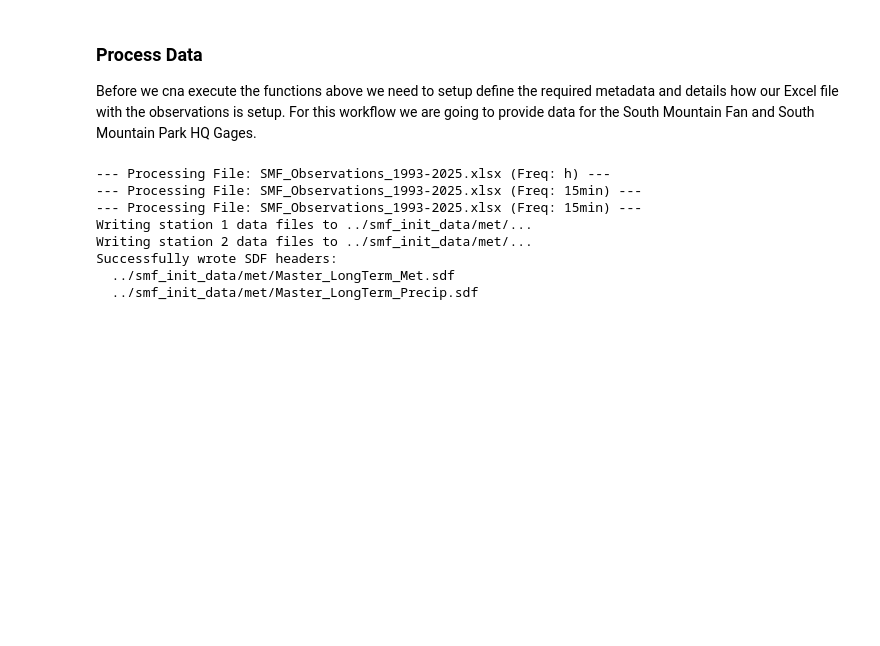
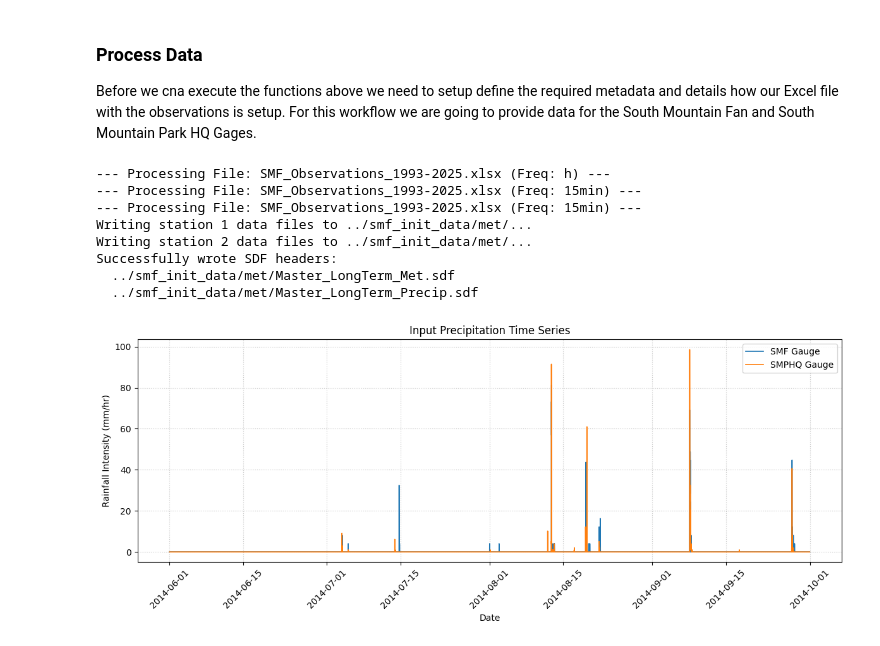
Before and after one commit to kmitu25/tRIBS-SMF-Codespace_exercise5, a Jupyter notebook: workspaces/SMF_pytRIBS/smf_demo/Generate_Met_Forcing_longterm.ipynb, the cells around one changed output. Drawn from its saved outputs; the diff is of its cells as text; code cells hidden in the pictures; blank space fills up the shorter version.

```diff
--- a/workspaces/SMF_pytRIBS/smf_demo/Generate_Met_Forcing_longterm.ipynb
+++ b/workspaces/SMF_pytRIBS/smf_demo/Generate_Met_Forcing_longterm.ipynb
@@ -290,3 +290,23 @@ Writing station 2 data files to ../smf_init_data/met/...
 Successfully wrote SDF headers:
   ../smf_init_data/met/Master_LongTerm_Met.sdf
   ../smf_init_data/met/Master_LongTerm_Precip.sdf
+# %%
+import matplotlib.pyplot as plt
+import matplotlib.dates as mdates
+
+fig, ax = plt.subplots(figsize=(12, 5))
+
+ax.plot(df_st1_rain.index, df_st1_rain['R'], label='SMF Gauge', linewidth=1.2)
+ax.plot(df_st2_rain.index, df_st2_rain['R'], label='SMPHQ Gauge', linewidth=1.2)
+
+ax.set_title('Input Precipitation Time Series')
+ax.set_xlabel('Date')
+ax.set_ylabel('Rainfall Intensity (mm/hr)')
+ax.legend()
+ax.grid(True, linestyle=':', alpha=0.7)
+ax.xaxis.set_major_formatter(mdates.DateFormatter('%Y-%m-%d'))
+plt.xticks(rotation=45)
+plt.tight_layout()
+plt.show()
+# %% [output]
+[figure, added]
```
Also changed, not shown: parts of 7 cells of this notebook, 2 other files.
